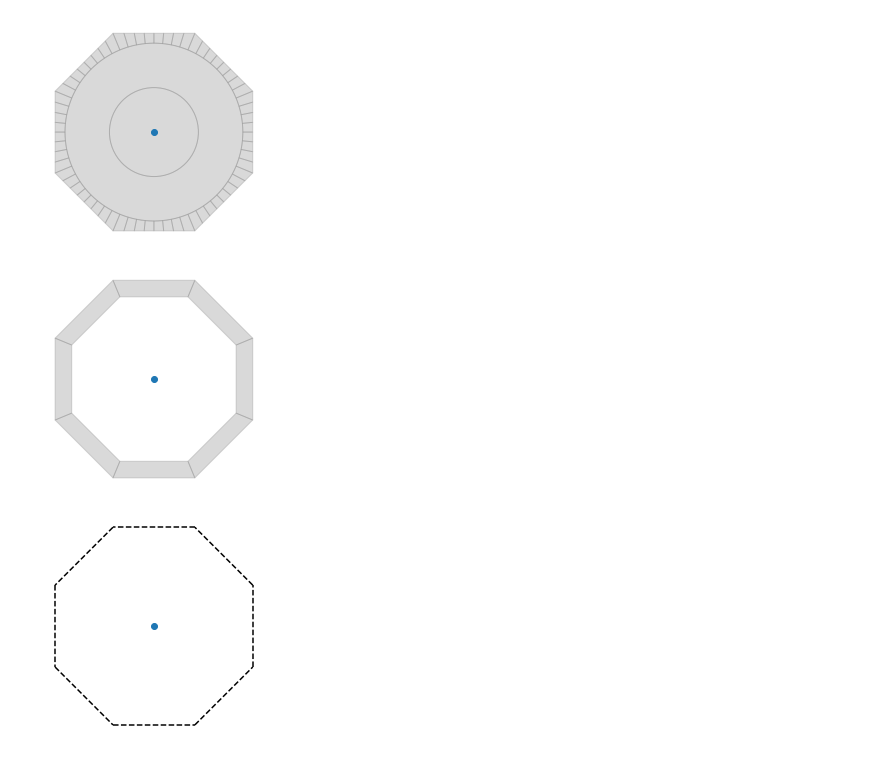
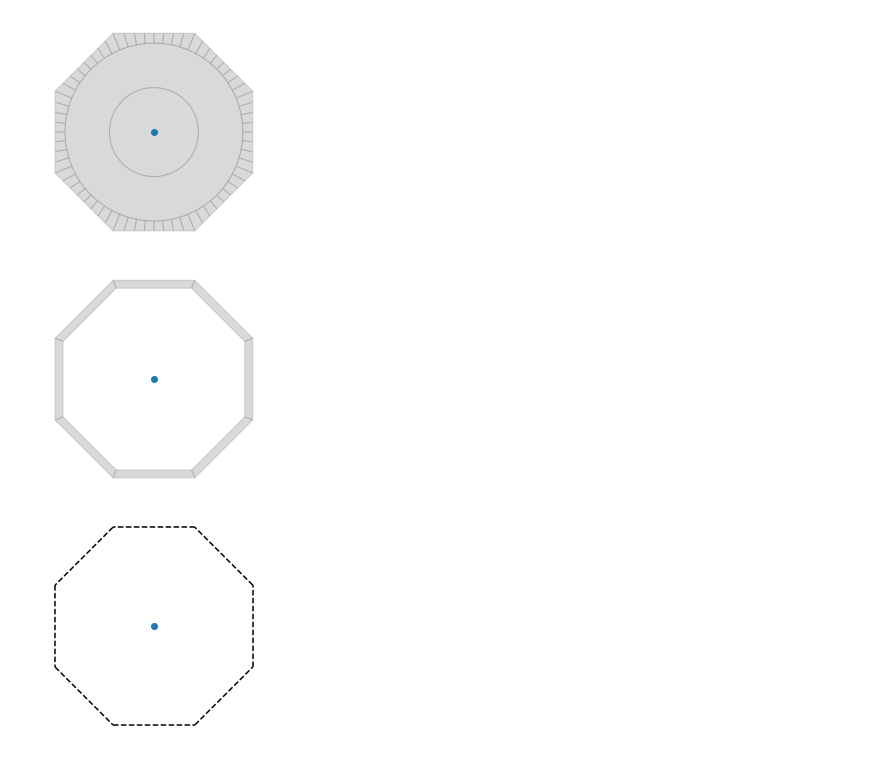
Before and after one commit to BRACE2/Scripts, a Jupyter notebook: SectionRegions/Tests_2.ipynb, the cells around one changed output. Saved outputs shown, nothing was run; the diff lists cells and outputs as text; code cells hidden in the pictures.

```diff
--- a/SectionRegions/Tests_2.ipynb
+++ b/SectionRegions/Tests_2.ipynb
@@ -72,9 +72,9 @@ render.section(Octagon(20));
 # %% [output]
 [figure]
 # %%
-render.section(Octagon(20, 18));
+render.section(Octagon(20, 19.9));
 # %% [output]
-[figure, old version]
+[figure, new version]
 # %%
 render.section(Octagon(20, 20));
 # %% [output]
```
Also changed, not shown: parts of 6 cells of this notebook, 2 other files.
